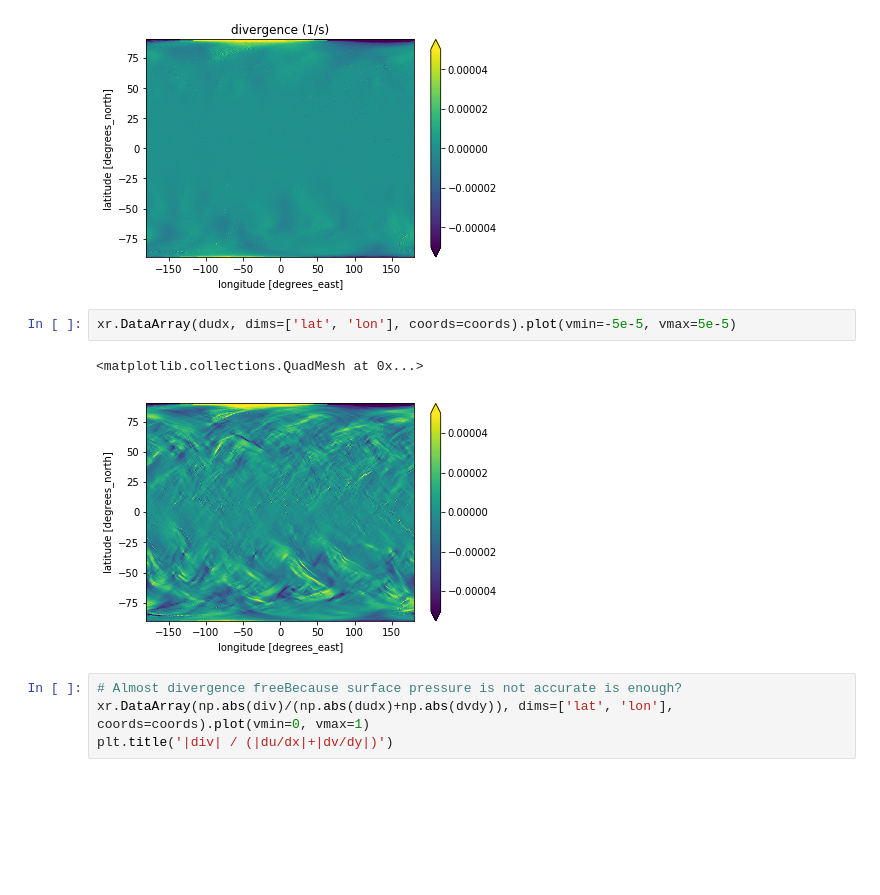
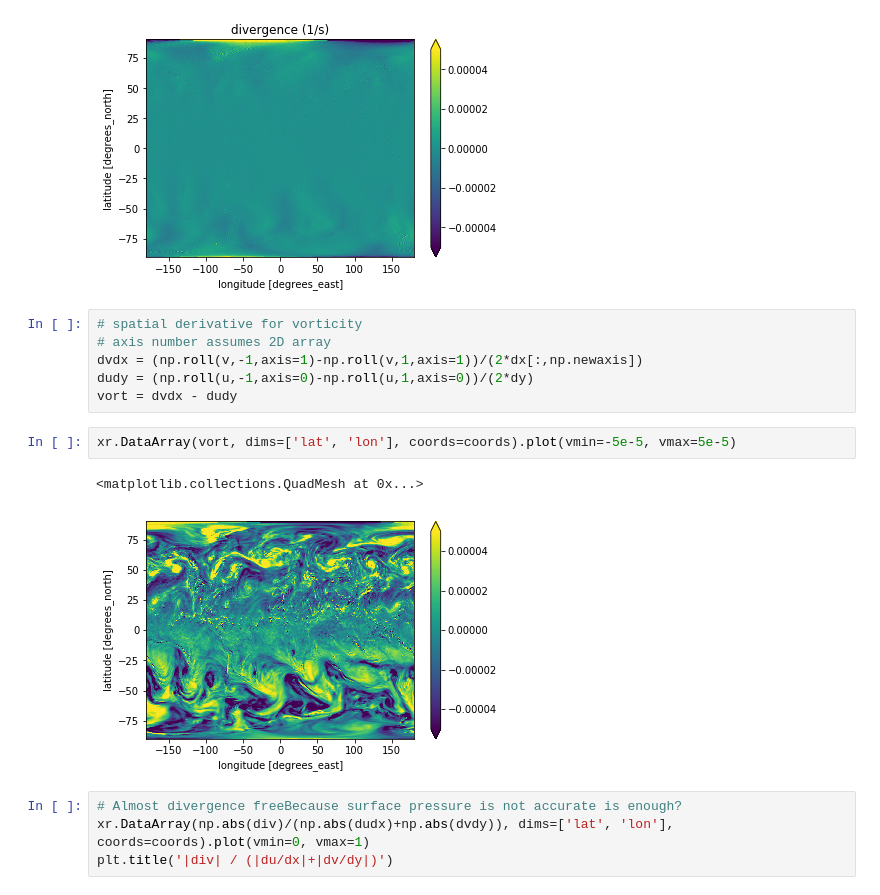
Before and after one commit to JiaweiZhuang/process_real_wind, a Jupyter notebook: wind_divergence.ipynb, the cells around one changed output. Drawn from its saved outputs; the diff is of its cells as text; blank space fills up the shorter version.

Commit message:
Also plot vorticity

```diff
--- a/wind_divergence.ipynb
+++ b/wind_divergence.ipynb
@@ -121,11 +121,17 @@ plt.title('divergence (1/s)')
 # %% [output]
 Text(0.5,1,'divergence (1/s)')
 [figure]
+# %%
+# spatial derivative for vorticity
+# axis number assumes 2D array
+dvdx = (np.roll(v,-1,axis=1)-np.roll(v,1,axis=1))/(2*dx[:,np.newaxis])
+dudy = (np.roll(u,-1,axis=0)-np.roll(u,1,axis=0))/(2*dy)
+vort = dvdx - dudy
 # %%
-xr.DataArray(dudx, dims=['lat', 'lon'], coords=coords).plot(vmin=-5e-5, vmax=5e-5)
+xr.DataArray(vort, dims=['lat', 'lon'], coords=coords).plot(vmin=-5e-5, vmax=5e-5)
 # %% [output]
 <matplotlib.collections.QuadMesh at 0x...>
-[figure, old version]
+[figure, new version]
 # %%
 # Almost divergence freeBecause surface pressure is not accurate is enough?
 xr.DataArray(np.abs(div)/(np.abs(dudx)+np.abs(dvdy)), dims=['lat', 'lon'], coords=coords).plot(vmin=0, vmax=1)
```
Also changed, not shown: parts of 1 cell of this notebook.
